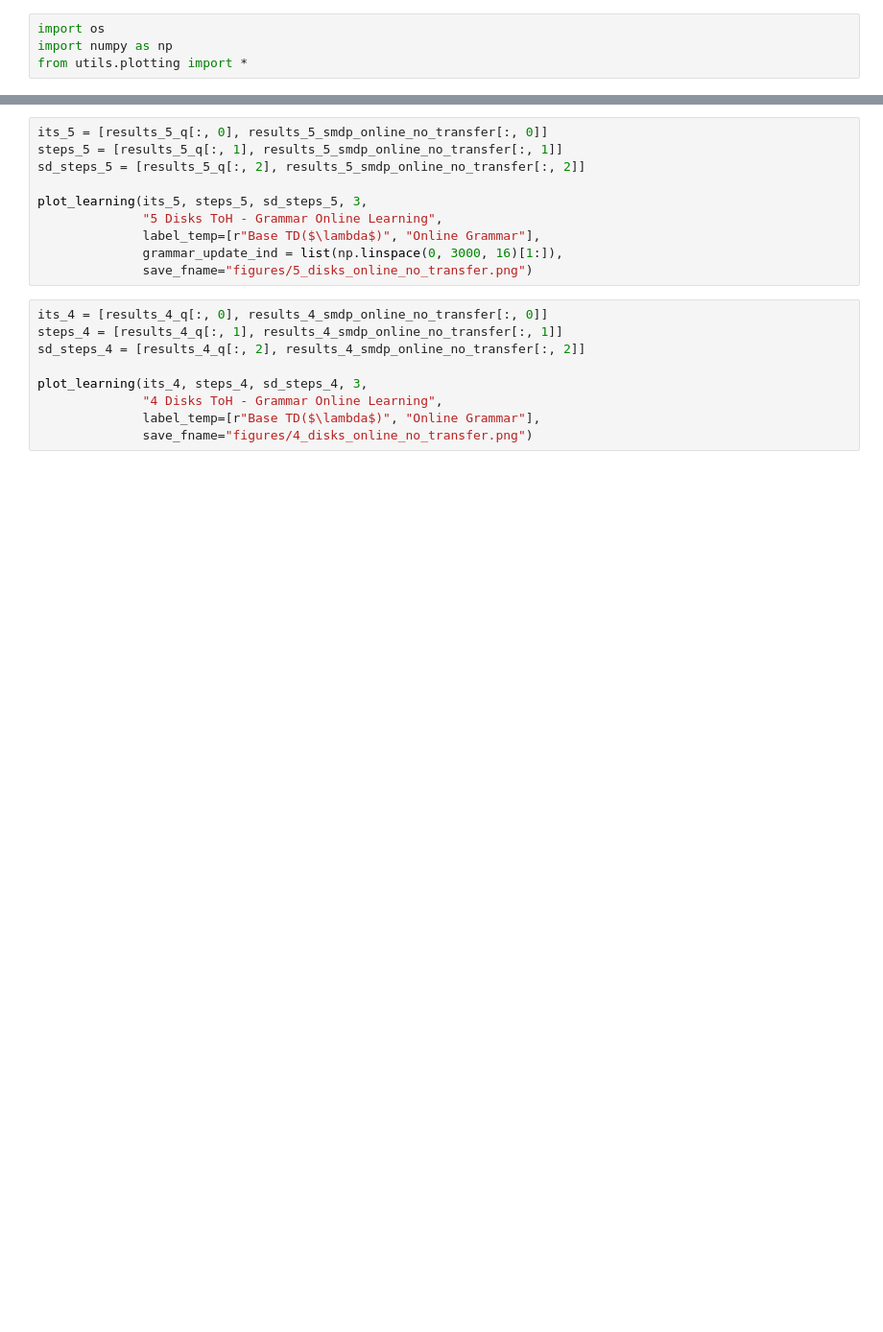
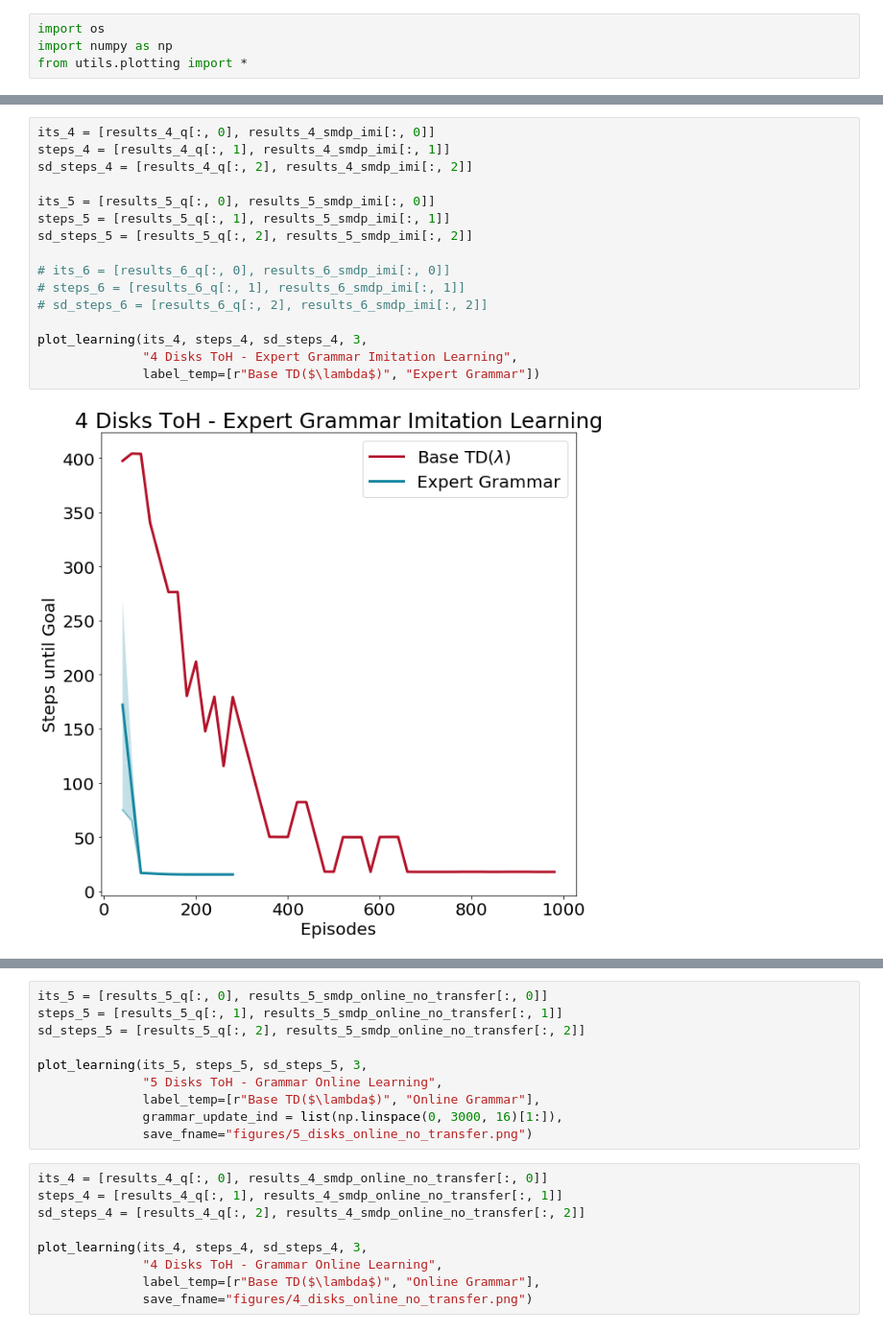
Before and after one commit to RobertTLange/action-grammars-hrl, a Jupyter notebook: visualizations.ipynb, the cells around one changed output, grey strips where cells are left out. Shown at 96% size. Cells and saved outputs as stored; diff of their text form; blank space fills up the shorter version.

Commit message:
06/05/19 - Figured out what was wrong

```diff
--- a/visualizations.ipynb
+++ b/visualizations.ipynb
@@ -26,4 +29,22 @@ results_6_smdp_transfer_4 = np.loadtxt(results_dir + "6_disks_smdp_transfer_4_di
 
 results_4_smdp_online_no_transfer = np.loadtxt(results_dir + "4_disks_smdp_online_no_transfer.txt")
 results_5_smdp_online_no_transfer = np.loadtxt(results_dir + "5_disks_smdp_online_no_transfer.txt")
+# %%
+its_4 = [results_4_q[:, 0], results_4_smdp_imi[:, 0]]
+steps_4 = [results_4_q[:, 1], results_4_smdp_imi[:, 1]]
+sd_steps_4 = [results_4_q[:, 2], results_4_smdp_imi[:, 2]]
+
+its_5 = [results_5_q[:, 0], results_5_smdp_imi[:, 0]]
+steps_5 = [results_5_q[:, 1], results_5_smdp_imi[:, 1]]
+sd_steps_5 = [results_5_q[:, 2], results_5_smdp_imi[:, 2]]
+
+# its_6 = [results_6_q[:, 0], results_6_smdp_imi[:, 0]]
+# steps_6 = [results_6_q[:, 1], results_6_smdp_imi[:, 1]]
+# sd_steps_6 = [results_6_q[:, 2], results_6_smdp_imi[:, 2]]
+
+plot_learning(its_4, steps_4, sd_steps_4, 3,
+              "4 Disks ToH - Expert Grammar Imitation Learning",
+              label_temp=[r"Base TD($\lambda$)", "Expert Grammar"])
+# %% [output]
+[figure, added]
 # %%
```
Also changed, not shown: parts of 7 cells of this notebook, 34 other files.
